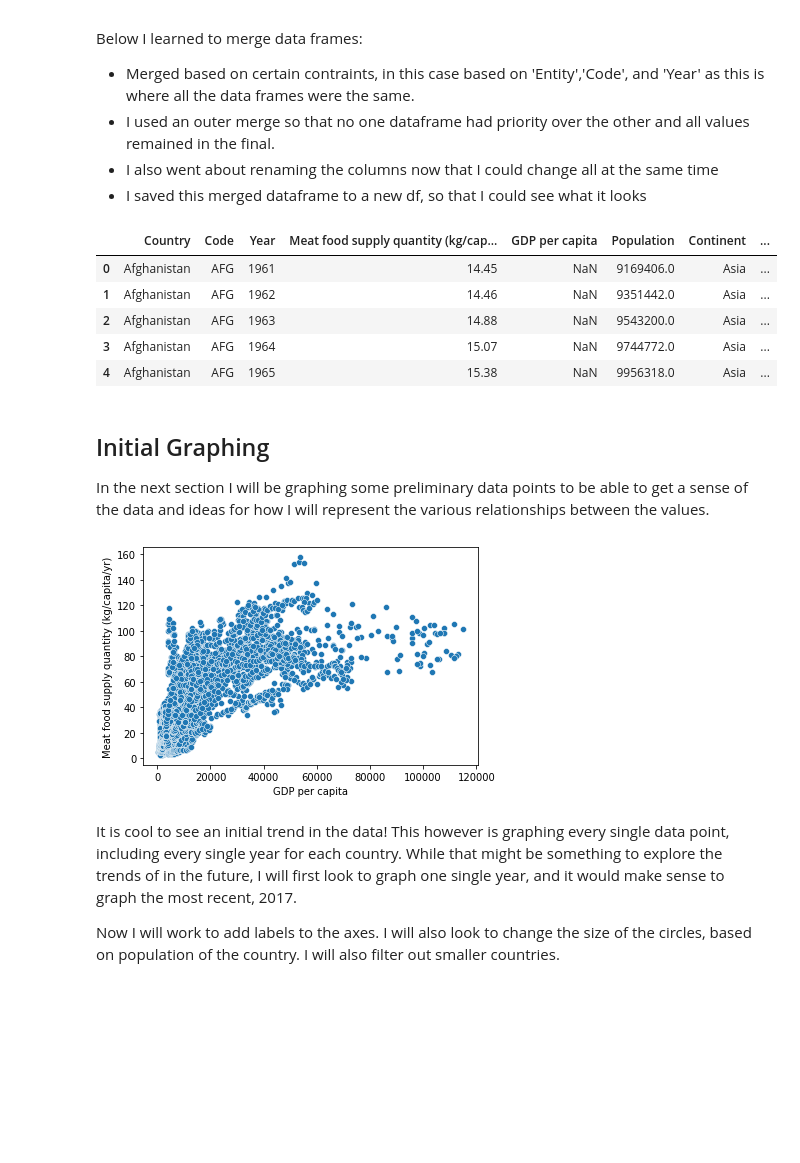
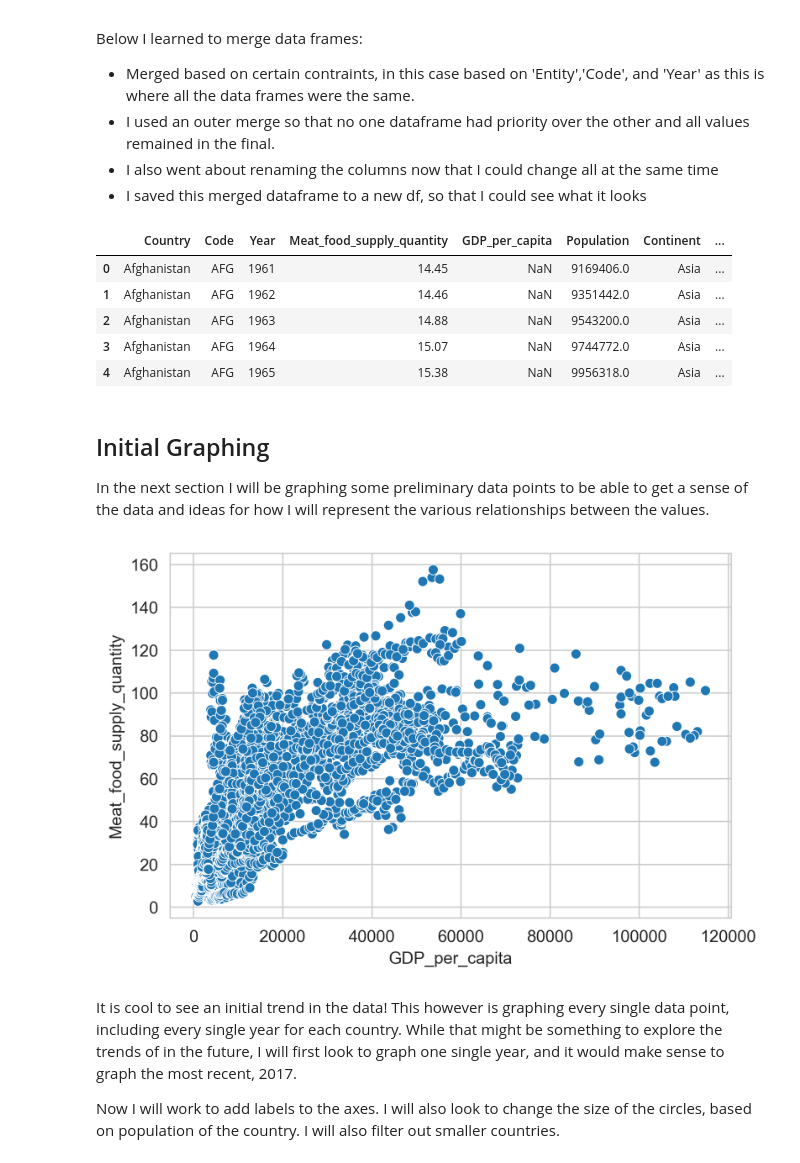
Before and after one commit to ssfriedman1/Meat-Consumption-Trends, a Jupyter notebook: meat_consume.ipynb, the cells around one changed output. Drawn from its saved outputs; the diff is of its cells as text; code cells hidden in the pictures; blank space fills up the shorter version.

```diff
--- a/meat_consume.ipynb
+++ b/meat_consume.ipynb
@@ -19,11 +22,11 @@ import csv
 # %% [markdown]
 I will now read in all the data and begin to look at how I will clean and combine the various datasets
 # %%
-df_gdp = pd.read_csv("meat-consumption-vs-gdp-per-capita.csv", index_col=[0])
-df_prod = pd.read_csv("meat-production-tonnes.csv")
-df_supply= pd.read_csv("meat-supply-per-person.csv")
-df_egg = pd.read_csv("per-capita-egg-consumption-kilograms-per-year.csv")
-df_milk = pd.read_csv("per-capita-milk-consumption.csv")
+df_gdp = pd.read_csv("data/meat-consumption-vs-gdp-per-capita.csv", index_col=[0])
+df_prod = pd.read_csv("data/meat-production-tonnes.csv")
+df_supply= pd.read_csv("data/meat-supply-per-person.csv")
+df_egg = pd.read_csv("data/per-capita-egg-consumption-kilograms-per-year.csv")
+df_milk = pd.read_csv("data/per-capita-milk-consumption.csv")
 # %% [markdown]
 ## Cleaning
 Now that the file has been read, I worked to clean the data up and first add in continent names to the data so that I can later group the countries by continent when I want to. Also cleared out all values that were messy or data points that were not relevant or actual countries.
@@ -104,15 +107,23 @@ data_frames = [df_gdp, df_prod, df_egg, df_milk]
 # Add all the dataframes together, merging my Entity, Code, and year, so that all the values line up correctly
 df_merged_all = reduce(lambda  left,right: pd.merge(left,right,on=['Entity','Code','Year'],how='outer'), data_frames)
 df_merged_all.rename(columns={'Entity':'Country', 'Population (historical estimates)': 'Population',
-'Meat food supply quantity (kg/capita/yr) (FAO, 2020)':'Meat food supply quantity (kg/capita/yr)','GDP per capita, PPP (constant 2017 international $)':
-'GDP per capita','Livestock Primary - Meat, Total - 1765 - Production - 5510 - tonnes':'Livestock Total Production (tonnes)',
-'Meat food supply quantity (kg/capita/yr) (FAO, 2020)_y':'Meat food supply quantity (kg/capita/yr)',
-'Eggs - Food supply quantity (kg/capita/yr) (FAO, 2020)':'Eggs - Food supply quantity (kg/capita/yr)',
-'Milk - Excluding Butter - Food supply quantity (kg/capita/yr) (FAO, 2020)':'Milk - Excluding Butter - Food supply quantity (kg/capita/yr)'}, inplace=True)
+'Meat food supply quantity (kg/capita/yr) (FAO, 2020)':'Meat_food_supply_quantity','GDP per capita, PPP (constant 2017 international $)':
+'GDP_per_capita','Livestock Primary - Meat, Total - 1765 - Production - 5510 - tonnes':'Livestock_Total_Production',
+'Meat food supply quantity (kg/capita/yr) (FAO, 2020)_y':'Meat_food_supply_quantity',
+'Eggs - Food supply quantity (kg/capita/yr) (FAO, 2020)':'Eggs_Food_supply_quantity',
+'Milk - Excluding Butter - Food supply quantity (kg/capita/yr) (FAO, 2020)':'Milk_Excluding_Butter_Food_supply_quantity'}, inplace=True)
+# I drop all the rows where there is no country code, as there were continents listed that had no real data
+df_merged_all.dropna(subset = ['Code'], inplace=True)
+# Below I drop any rows were the code is > 3 because these aren't real data points
+df_merged_all.drop(df_gdp[df_gdp['Code'].map(len) > 3].index, inplace=True)
+# Below I drop any remaining values that are not assigned a continent as they are not countries or relevant
+df_merged_all.dropna(subset=['Continent'], inplace=True)
+# Below I drop all values with years before 1961 because they are predicted values and do not have corresponding gdp
+df_merged_all.drop(df_gdp[df_gdp['Year'] < 1961].index, inplace=True)
 df_merged_all.to_csv('merged_meat.csv', index=False)
 df_merged_all.head()
 # %% [output]
-|  | Country | Code | Year | Meat food supply quantity (kg/cap... | GDP per capita | Population | Continent | ... |
+|  | Country | Code | Year | Meat_food_supply_quantity | GDP_per_capita | Population | Continent | ... |
 | 0 | Afghanistan | AFG | 1961 | 14.45 | NaN | 9169406.0 | Asia | ... |
 | 1 | Afghanistan | AFG | 1962 | 14.46 | NaN | 9351442.0 | Asia | ... |
 | 2 | Afghanistan | AFG | 1963 | 14.88 | NaN | 9543200.0 | Asia | ... |
@@ -122,10 +133,10 @@ df_merged_all.head()
 ## Initial Graphing
 In the next section I will be graphing some preliminary data points to be able to get a sense of the data and ideas for how I will represent the various relationships between the values.
 # %%
-sns.scatterplot(x='GDP per capita',y='Meat food supply quantity (kg/capita/yr)', data= df_merged_all)
+sns.scatterplot(x='GDP_per_capita',y='Meat_food_supply_quantity', data= df_merged_all)
 plt.show()
 # %% [output]
-[figure, old version]
+[figure, new version]
 # %% [markdown]
 It is cool to see an initial trend in the data!
 This however is graphing every single data point, including every single year for each country. While that might be something to explore the trends of in the future, I will first look to graph one single year, and it would make sense to graph the most recent, 2017.
```
Also changed, not shown: parts of 17 cells of this notebook.
